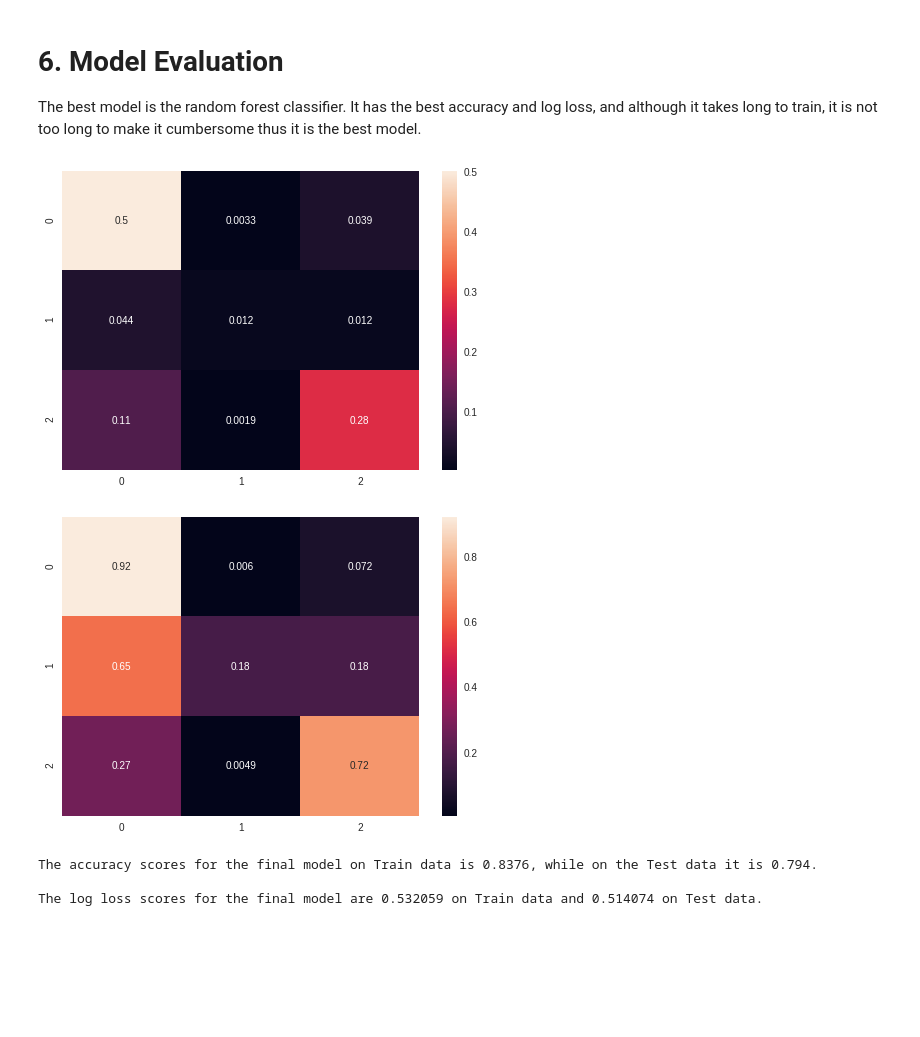
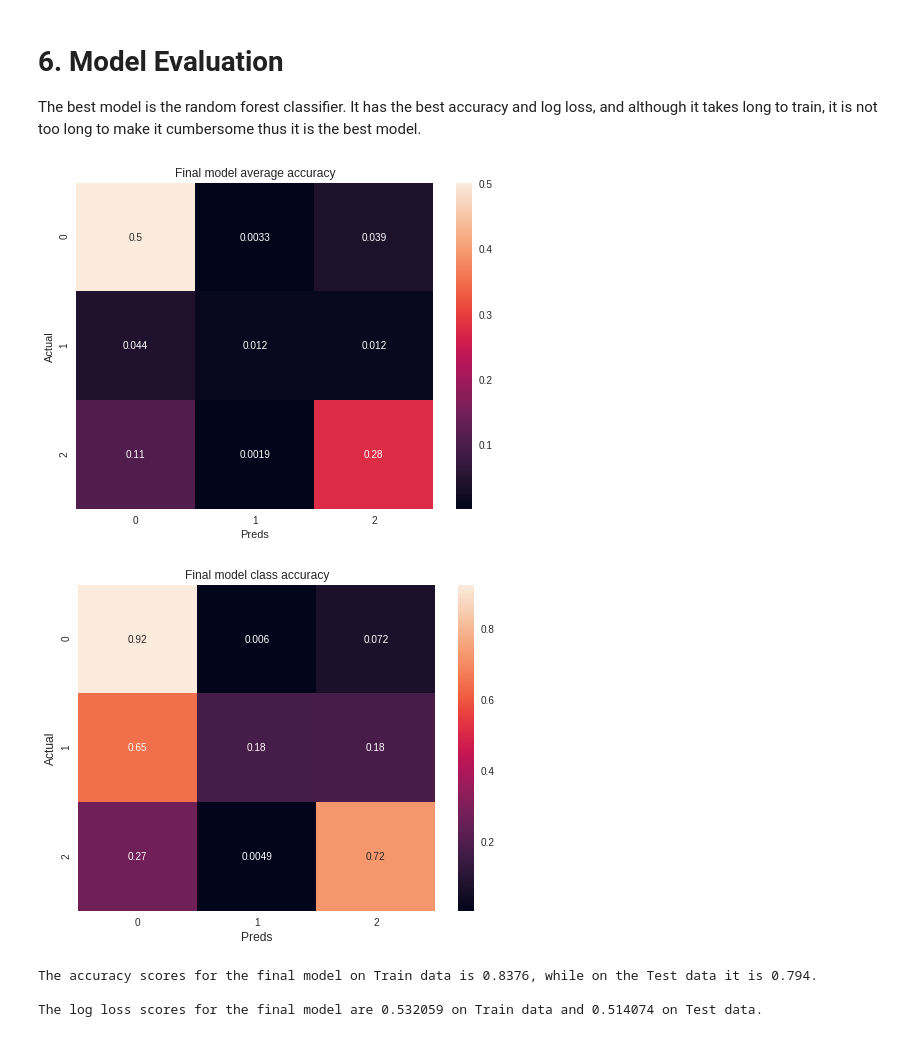
Before and after one commit to Nickimani/Water_wells_Project, a Jupyter notebook: Code/Water_wells ML.ipynb, the cells around one changed output. Saved outputs shown, nothing was run; the diff lists cells and outputs as text; code cells hidden in the pictures; blank space fills up the shorter version.

Commit message:
Added titles and labels to final model vizualizations

```diff
--- a/Code/Water_wells ML.ipynb
+++ b/Code/Water_wells ML.ipynb
@@ -1179,19 +1179,31 @@ finalModel_logLoss_test =  randForest_logLoss_test
 # %%
 # make a confusion matrix showing the avarage accuracy for the final model
 finalModel_conf = confusion_matrix(y_test_enc, finalModel_preds)
 
+plt.figure(figsize=(8, 6))
+
 sns.heatmap(finalModel_conf/np.sum(finalModel_conf), annot=True)
+
+plt.title('Final model average accuracy')
+plt.xlabel('Preds')
+plt.ylabel('Actual')
 plt.savefig('/home/nick/Documents/Flatiron/Phase 3/Water_wells_Project/Images/final_model_av_accuracy.png');
 # %% [output]
-[figure, old version]
+[figure, new version]
 # %%
 # make a confusion matrix showing accuracy per class for the final model
 finalModel_conf = confusion_matrix(y_test_enc, finalModel_preds, normalize='true')
 
+plt.figure(figsize=(8, 6))
+
 sns.heatmap(finalModel_conf, annot=True)
+
+plt.title('Final model class accuracy')
+plt.xlabel('Preds', fontdict={'size': 12})
+plt.ylabel('Actual', fontdict={'size': 12})
 plt.savefig('/home/nick/Documents/Flatiron/Phase 3/Water_wells_Project/Images/final_model_class_accuracy.png');
 # %% [output]
-[figure, old version]
+[figure, new version]
 # %%
 # print out the model scores
 print('The accuracy scores for the final model on Train data is {}, while on the Test data it is {}.\n'
```
Also changed, not shown: parts of 1 cell of this notebook, 3 other files.
